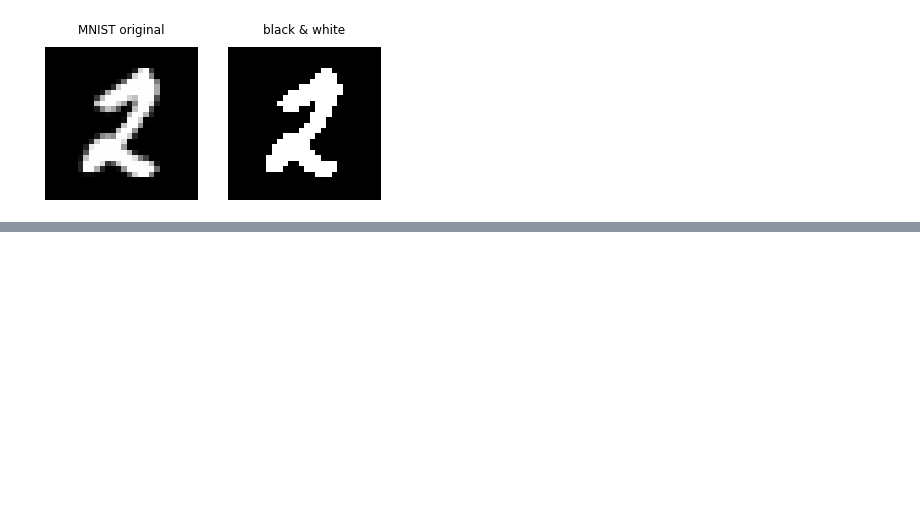
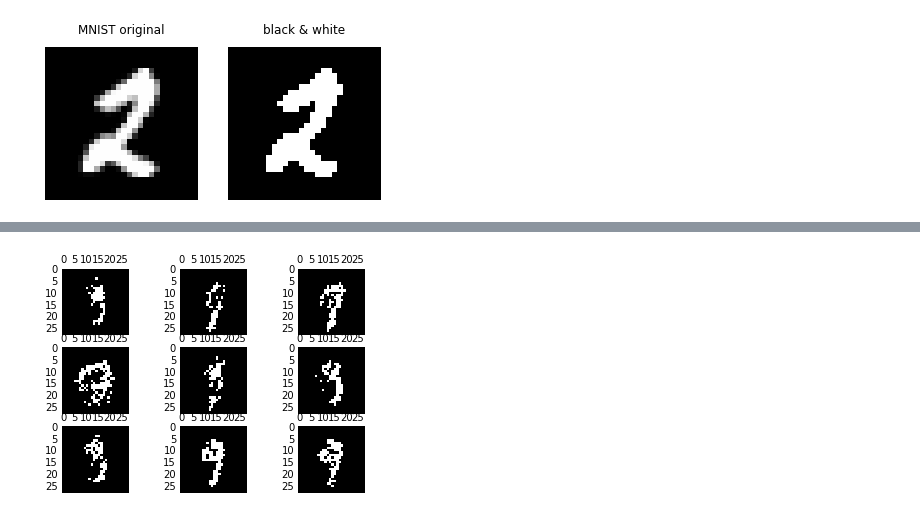
Before and after one commit to Paul-St-Young/share, a Jupyter notebook: algorithms/gibbs_sampling/eg3_brbm_mnist.ipynb, the cells around one changed output, grey strips where cells are left out. Saved outputs shown, nothing was run; the diff lists cells and outputs as text; code cells hidden in the pictures; blank space fills up the shorter version.

```diff
--- a/algorithms/gibbs_sampling/eg3_brbm_mnist.ipynb
+++ b/algorithms/gibbs_sampling/eg3_brbm_mnist.ipynb
@@ -130,0 +138,30 @@ for ix in range(3):
+# %%
+def sample(a,b,W,nstep=10):
+    h = np.random.randint(2,size=len(b))
+    for istep in range(nstep):
+        v = get_vis(h,W,a)
+        h = get_hid(v,W,b)
+    # end for
+    return v
+# end def
+# %%
+seed = 8
+np.random.seed(seed)
+
+nstep = 1500
+# visualize weight vectors
+fig,ax = plt.subplots(3,3)
+
+for ix in range(3):
+    for iy in range(3):
+        inum = ix*3+iy+2
+        myax = ax[ix][iy]
+        test = np.array( sample(a,b,W,nstep) )
+
+        myax.matshow( test.reshape(28,28), cmap='gray')
+    # end for iy
+# end for ix
+
+#plt.savefig('results_step%d_seed%d.png'%(nstep,seed),dpi=200)
+# %% [output]
+[figure, added]
```
Also changed, not shown: parts of 7 cells of this notebook, 4 other files.
